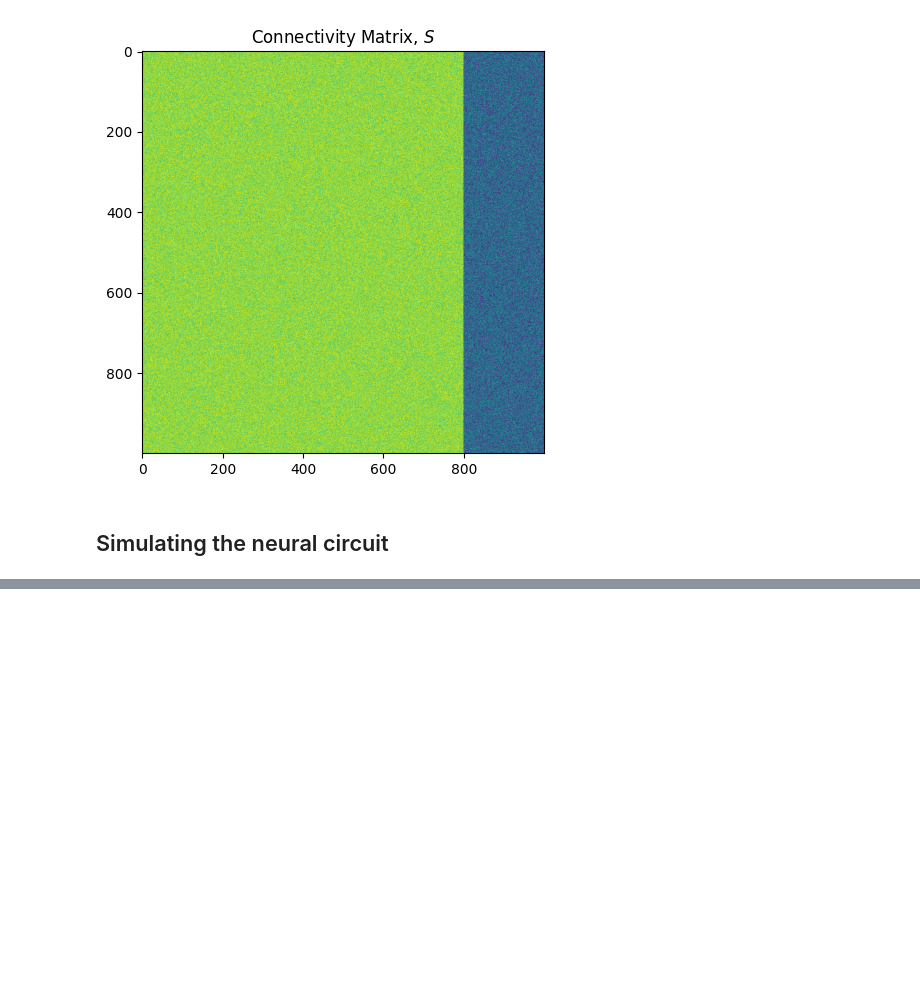
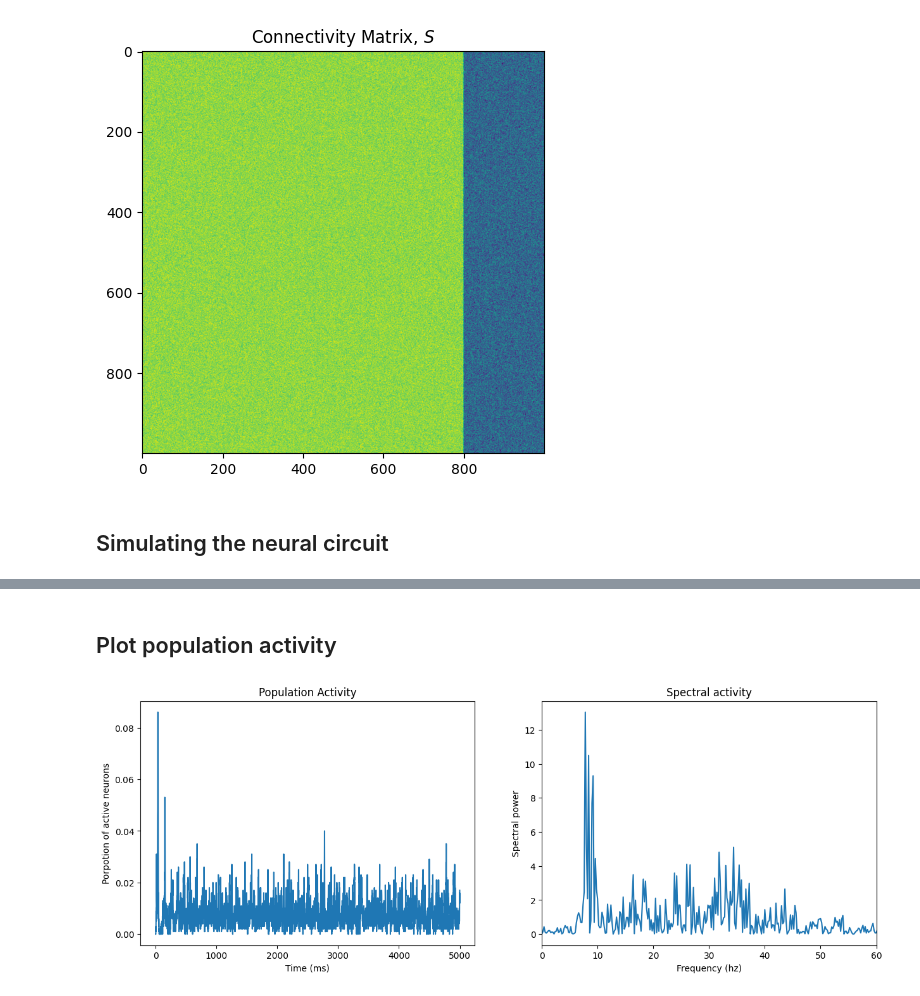
Before and after one commit to w-decker/brain-circuit-stim, a Jupyter notebook: main.ipynb, the cells around one changed output, grey strips where cells are left out. Saved outputs shown, nothing was run; the diff lists cells and outputs as text; code cells hidden in the pictures; blank space fills up the shorter version.

```diff
--- a/main.ipynb
+++ b/main.ipynb
@@ -102,0 +129,29 @@ for i in range(time):
+# %%
+# initialize
+pop_activity = np.zeros(time)
+
+# get average porportion of neurons firing at each time point
+for i in range(time):
+    pop_activity[i] = np.sum(firings[0,:]==i)/(Ne + Ni)
+
+# spectral analysis
+pop_spectral = np.abs(np.fft.fft(pop_activity-np.mean(pop_activity)))**2 # mean centering!
+hz = np.linspace(0, 1000/2, int(time/2+1)) # get frequencies
+# %% [markdown]
+## Plot population activity
+# %%
+fix, ax = plt.subplots(1, 2, figsize=(15, 5))
+ax[0].plot(pop_activity)
+ax[0].set_xlabel('Time (ms)')
+ax[0].set_ylabel('Porpotion of active neurons')
+ax[0].set_title('Population Activity')
+
+ax[1].plot(hz, pop_spectral[:len(hz)]) # plot only positive
+ax[1].set_xlabel('Frequency (hz)')
+ax[1].set_ylabel('Spectral power')
+ax[1].set_xlim([0, 60])
+ax[1].set_title('Spectral activity')
+
+plt.show()
+# %% [output]
+[figure, added]
```
Also changed, not shown: parts of 5 cells of this notebook.
